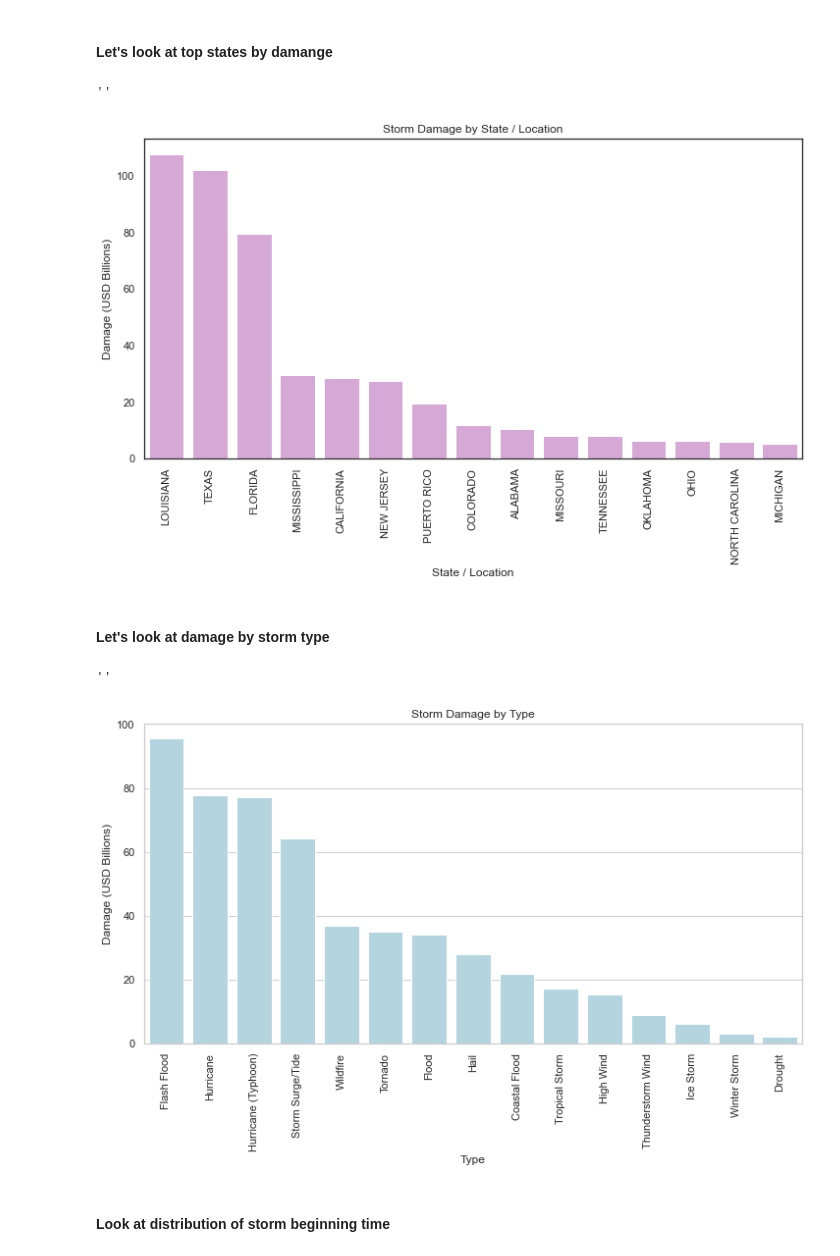
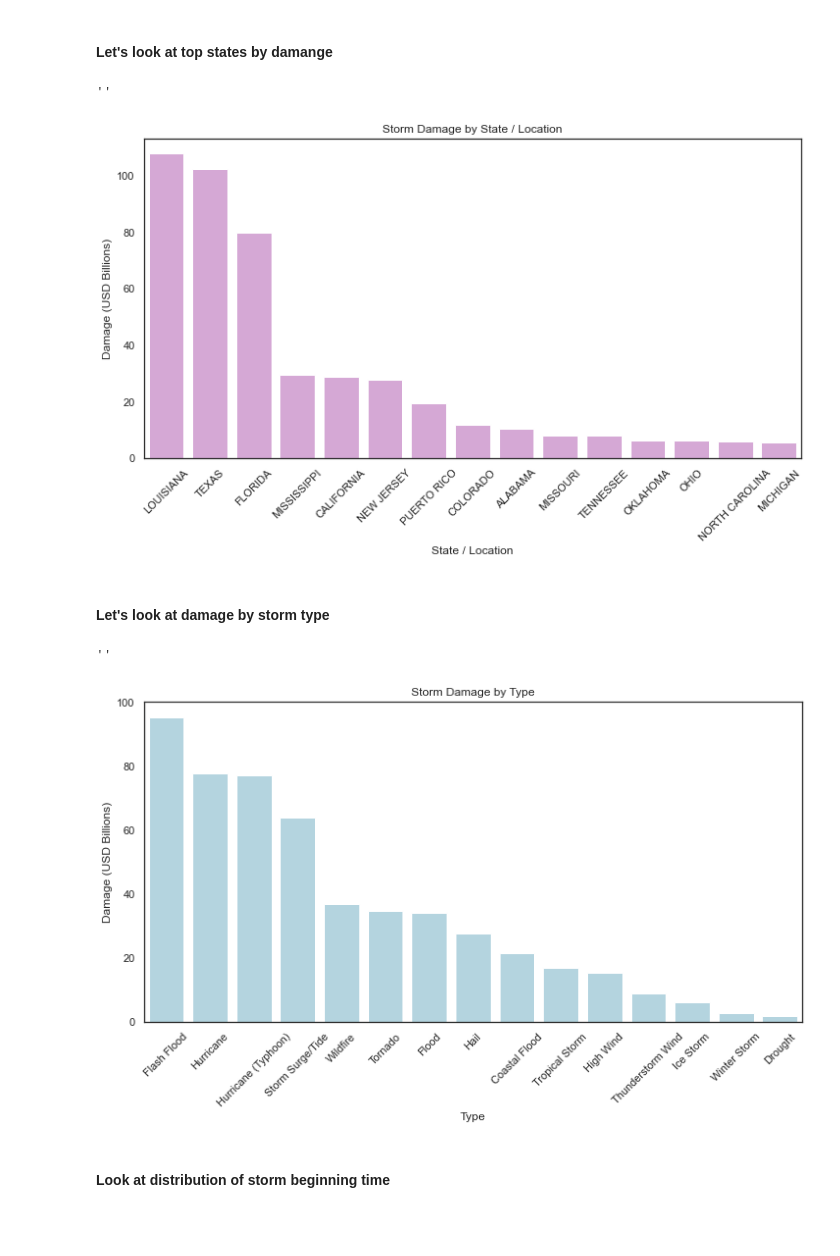
Before and after one commit to topgreg/Severe-Weather-Repo, a Jupyter notebook: Notebooks/SWC - EDA.ipynb, the cells around one changed output. Cells and saved outputs as stored; diff of their text form; code cells hidden in the pictures; blank space fills up the shorter version.

```diff
--- a/Notebooks/SWC - EDA.ipynb
+++ b/Notebooks/SWC - EDA.ipynb
@@ -286,24 +292,25 @@ plt.yscale("log")
 # %%
 
 df_states = pd.DataFrame(df.groupby('STATE')['DAMAGE_PROPERTY'].sum().sort_values(ascending=False).reset_index()[:15])
 df_states['DAMAGE_PROPERTY'] = df_states['DAMAGE_PROPERTY'] / 1000000000
 #df_states
 
 fig, ax = plt.subplots(figsize = (12 , 6))
 
 #plt.figure(figsize=(12,6))
 plt.title("Storm Damage by State / Location")
 sns.barplot(x = 'STATE', y = 'DAMAGE_PROPERTY', data = df_states,
             color = color_choice1
             )
 
 ax.set_ylabel("Damage (USD Billions)" , size = 12 )
 ax.set_xlabel( "State / Location" , size = 12 )
-plt.xticks(rotation=90)
+#plt.xticks(rotation=90)
+plt.xticks(rotation=45)
 ;
 # %% [output]
 ''
-[figure, old version]
+[figure, new version]
 # %% [markdown]
 #### Let's look at damage by storm type
 # %%
@@ -321,11 +328,11 @@ sns.barplot(x = 'EVENT_TYPE', y = 'DAMAGE_PROPERTY', data = df_event,
 
 ax.set_ylabel("Damage (USD Billions)" , size = 12 )
 ax.set_xlabel( "Type" , size = 12 )
-plt.xticks(rotation=90)
+plt.xticks(rotation=45)
 ;
 # %% [output]
 ''
-[figure, old version]
+[figure, new version]
 # %% [markdown]
 #### Look at distribution of storm beginning time
 # %%
```
Also changed, not shown: parts of 4 cells of this notebook, 4 other files.
